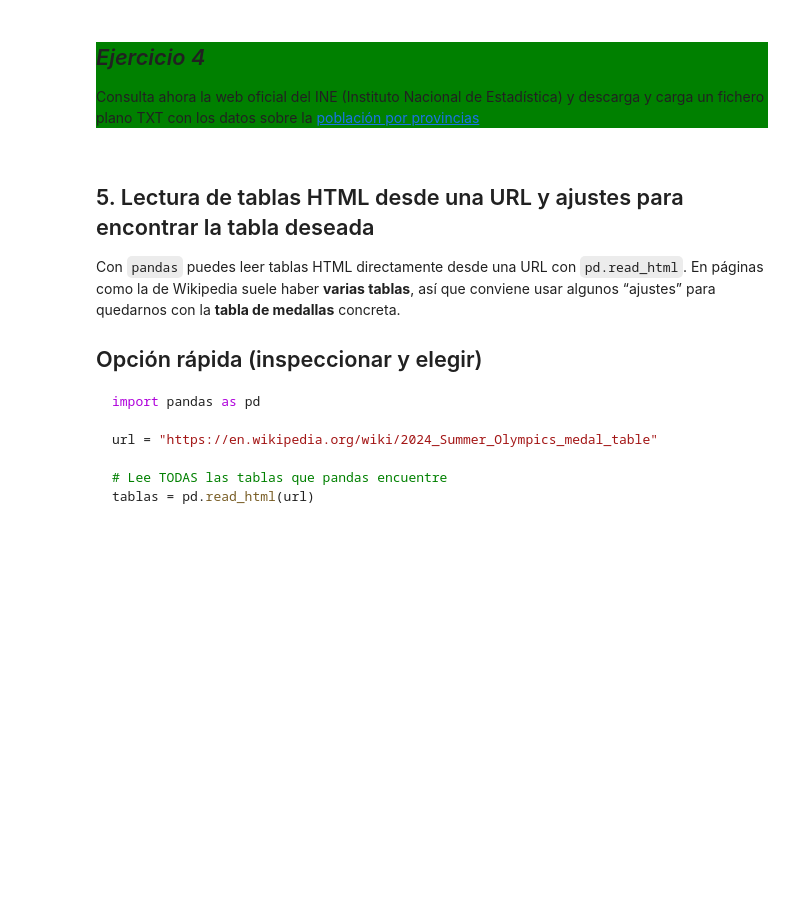
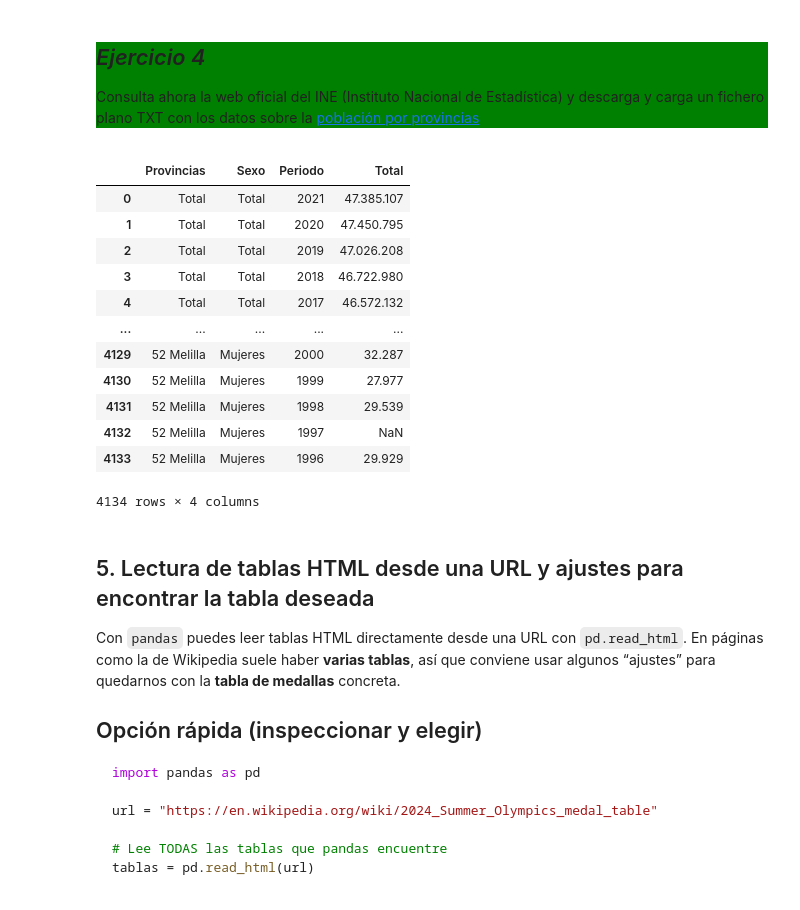
Before and after one commit to Ciclo-Especializacion-IA-y-BigData/recoleccion-de-datos-GuillenteN, a Jupyter notebook: ImportacionDesdeDiversasFuentes.ipynb, the cells around one changed output. Saved outputs shown, nothing was run; the diff lists cells and outputs as text; code cells hidden in the pictures; blank space fills up the shorter version.

```diff
--- a/ImportacionDesdeDiversasFuentes.ipynb
+++ b/ImportacionDesdeDiversasFuentes.ipynb
@@ -711,6 +725,25 @@ df13
 
 ## *Ejercicio 4*
 Consulta ahora la web oficial del INE (Instituto Nacional de Estadística) y descarga y carga un fichero plano TXT con los datos sobre la [población por provincias](https://www.ine.es/dynt3/inebase/es/index.htm?padre=517&capsel=522)
+# %%
+import pandas as pd
+ruta_txt = "data/2852.txt"
+dataset = pd.read_table(ruta_txt,)
+dataset
+# %% [output]
+|  | Provincias | Sexo | Periodo | Total |
+| 0 | Total | Total | 2021 | 47.385.107 |
+| 1 | Total | Total | 2020 | 47.450.795 |
+| 2 | Total | Total | 2019 | 47.026.208 |
+| 3 | Total | Total | 2018 | 46.722.980 |
+| 4 | Total | Total | 2017 | 46.572.132 |
+| ... | ... | ... | ... | ... |
+| 4129 | 52 Melilla | Mujeres | 2000 | 32.287 |
+| 4130 | 52 Melilla | Mujeres | 1999 | 27.977 |
+| 4131 | 52 Melilla | Mujeres | 1998 | 29.539 |
+| 4132 | 52 Melilla | Mujeres | 1997 | NaN |
+| 4133 | 52 Melilla | Mujeres | 1996 | 29.929 |
+4134 rows × 4 columns
 # %% [markdown]
 ## 5. Lectura de tablas HTML desde una URL y ajustes para encontrar la tabla deseada
 
```
Also changed, not shown: parts of 8 cells of this notebook.
